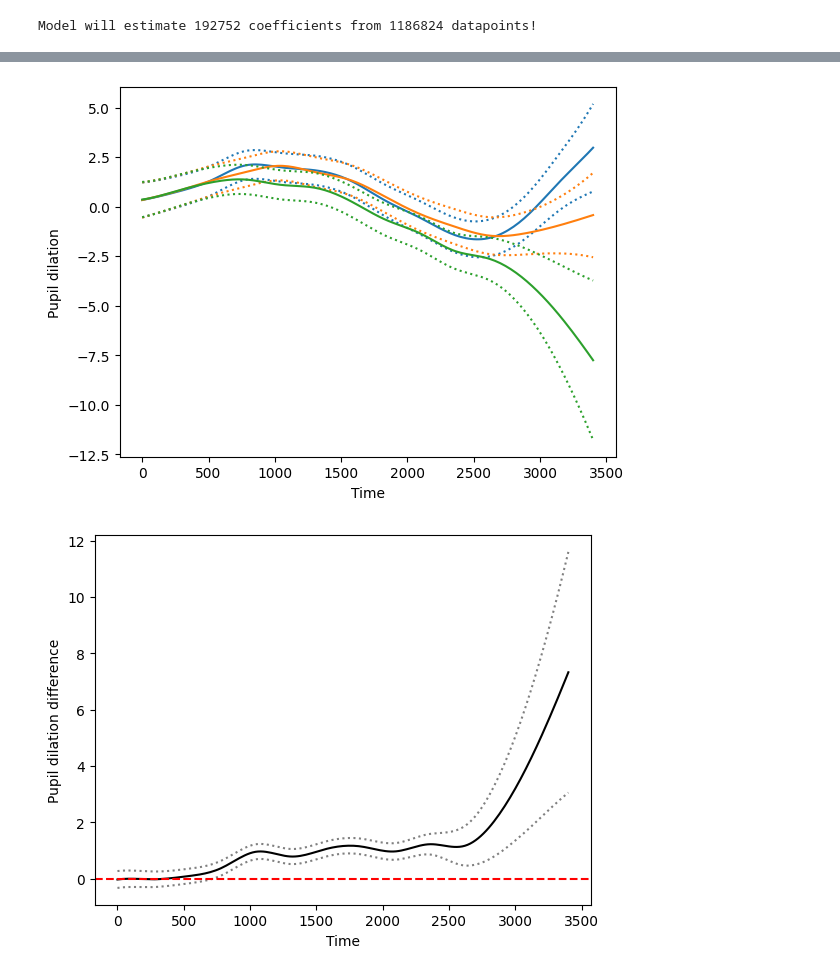
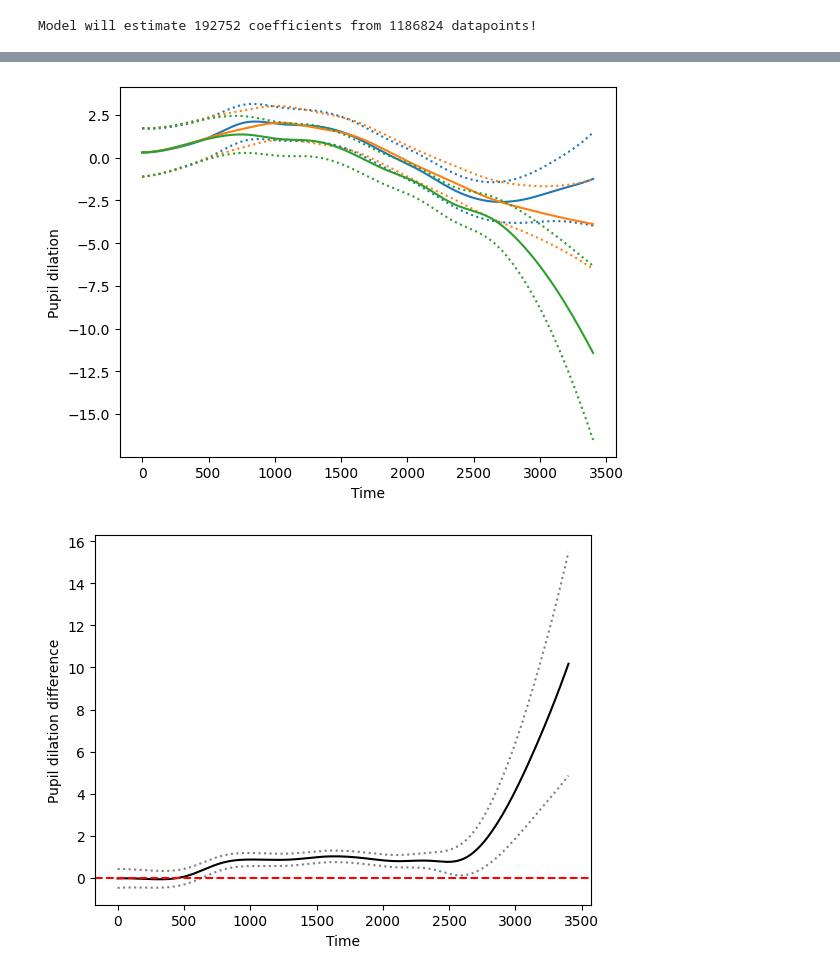
Before and after one commit to JoKra1/mssm, a Jupyter notebook: 1) GAMMs.ipynb, the cells around one changed output, grey strips where cells are left out. Saved outputs shown, nothing was run; the diff lists cells and outputs as text; code cells hidden in the pictures.

```diff
--- a/1) GAMMs.ipynb
+++ b/1) GAMMs.ipynb
@@ -30,12 +30,10 @@ formula = utils.Formula(lhs=utils.lhs("Pupil"),
                                utils.l(["cond"]),
                                utils.f(["Time"],nk=15,penalty=[utils.PenType.DIFFERENCE],
                                                       pen_kwargs=[{"m":2}],by="cond"),
-                               utils.f(["Time"],nk=15,by="Subject",id=1,penalty=[utils.PenType.DIFFERENCE,utils.PenType.IDENTITY],
-                                                      pen_kwargs=[{"m":3},{}]),
-                               utils.f(["Time"],nk=15,by="sub_trial",id=1,penalty=[utils.PenType.DIFFERENCE,utils.PenType.IDENTITY],
-                                                      pen_kwargs=[{"m":3},{}]),
-                               utils.ri("Subject"),
-                               utils.ri("sub_trial")],
+                               utils.f(["Time"],nk=16,by="Subject",id=1,penalty=[utils.PenType.DIFFERENCE,utils.PenType.DIFFERENCE],
+                                                      pen_kwargs=[{"m":1},{"m":1,"sel":True}],identifiable=False),
+                               utils.f(["Time"],nk=16,by="sub_trial",id=1,penalty=[utils.PenType.DIFFERENCE,utils.PenType.DIFFERENCE],
+                                                      pen_kwargs=[{"m":1},{"m":1,"sel":True}],identifiable=False)],
                         series_id = "sub_trial",
                         data=full_dat)
 # %%
@@ -145,31 +145,31 @@ plt.xlabel("Time")
 plt.ylabel("Pupil dilation")
 plt.show()
 # %% [output]
-[figure, old version]
+[figure, new version]
 # %%
 # Difference predictions between two conditions
 time_pred = [t for t in range(0,3420,20)]
-new_dat1 = pd.DataFrame({"cond":["PW" for _ in range(len(time_pred))],
+new_dat1 = pd.DataFrame({"cond":["W" for _ in range(len(time_pred))],
                          "Time":time_pred,
                          "Subject":["sub1" for _ in range(len(time_pred))],
                          "sub_trial":["sub1.101" for _ in range(len(time_pred))]})
 
 new_dat2 = pd.DataFrame({"cond":["NW" for _ in range(len(time_pred))],
                          "Time":time_pred,
                          "Subject":["sub1" for _ in range(len(time_pred))],
                          "sub_trial":["sub1.101" for _ in range(len(time_pred))]})
 
 diff,b = model.predict_diff(new_dat1,new_dat2,[0,1,2])
 
 plt.plot(time_pred,diff,color='black')
 plt.plot(time_pred,diff + b,color='grey', linestyle='dotted')
 plt.plot(time_pred,diff - b,color='grey', linestyle='dotted')
 plt.axhline(0,color="red",linestyle="dashed")
 plt.xlabel("Time")
 plt.ylabel("Pupil dilation difference")
 plt.show()
 # %% [output]
-[figure, old version]
+[figure, new version]
 # %%
 # Subject difference smooths - is there a subject-specific difference from the general trend?
 p = 0.01
```
Also changed, not shown: parts of 6 cells of this notebook, 1 other file.
